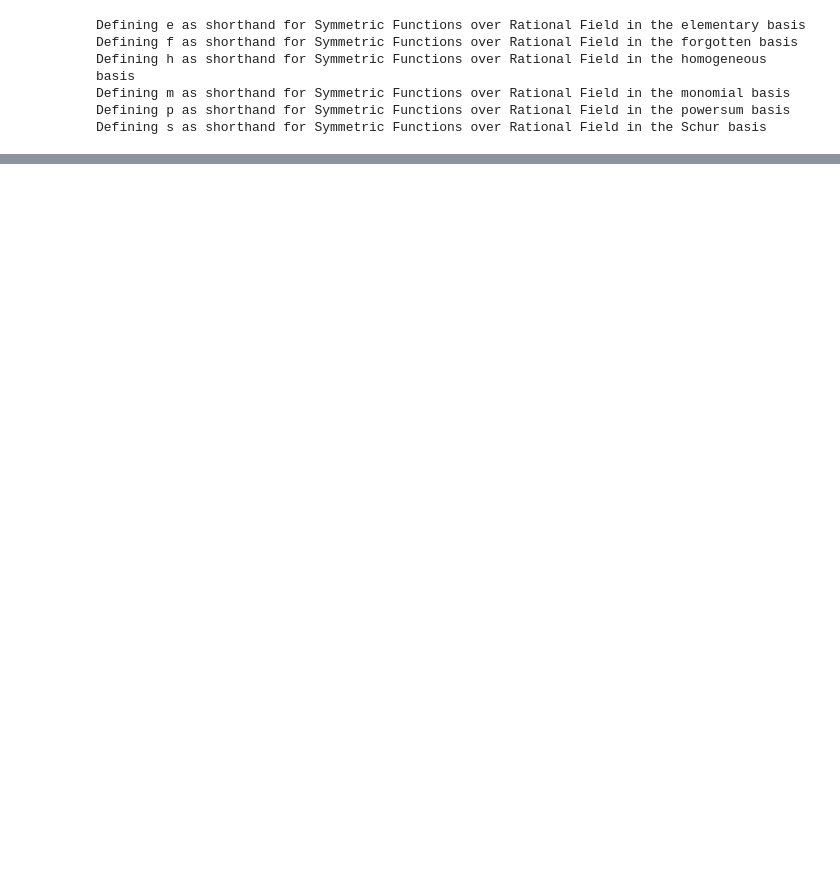
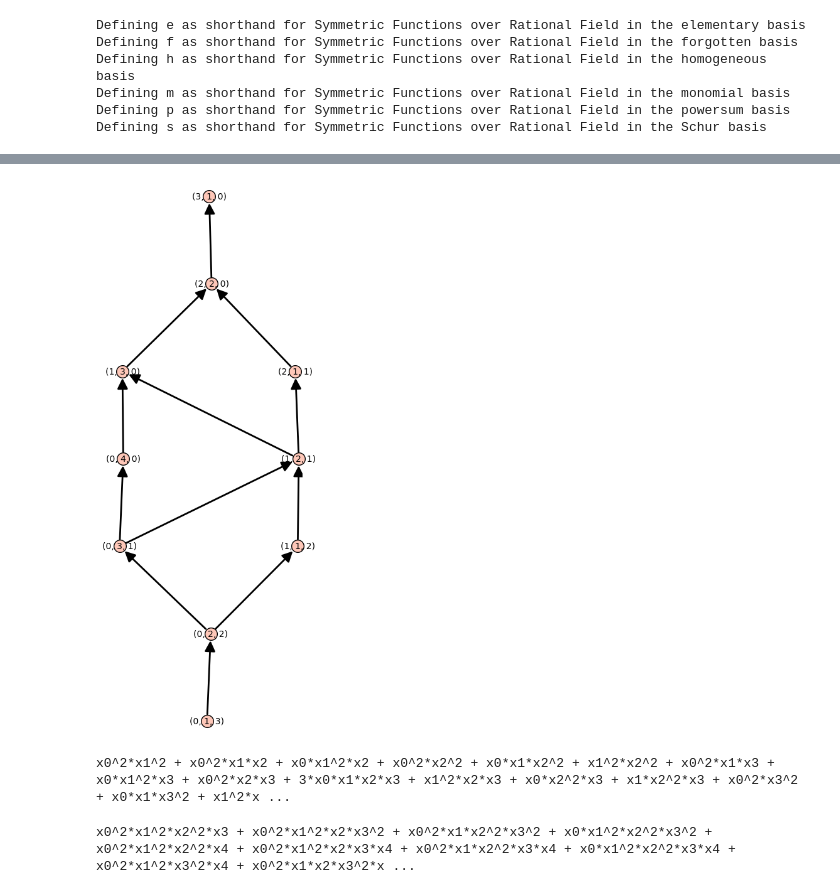
Before and after one commit to gyp2438/plethysm, a Jupyter notebook: Plethysme-2.ipynb, the cells around one changed output, grey strips where cells are left out. Cells and saved outputs as stored; diff of their text form; code cells hidden in the pictures; blank space fills up the shorter version.

```diff
--- a/Plethysme-2.ipynb
+++ b/Plethysme-2.ipynb
@@ -125,0 +232,5 @@ Poset((elements,cover)).plot()
+# %%
+
+P0.plot(figsize=12)
+# %% [output]
+[figure, added]
@@ -125,0 +241,8 @@ Poset((elements,cover)).plot()
+# %%
+(e[2,2]-e[3,1] +e[4]).expand(8)
+# %% [output]
+x0^2*x1^2 + x0^2*x1*x2 + x0*x1^2*x2 + x0^2*x2^2 + x0*x1*x2^2 + x1^2*x2^2 + x0^2*x1*x3 + x0*x1^2*x3 + x0^2*x2*x3 + 3*x0*x1*x2*x3 + x1^2*x2*x3 + x0*x2^2*x3 + x1*x2^2*x3 + x0^2*x3^2 + x0*x1*x3^2 + x1^2*x ...
+# %%
+(e[4,3]-2*e[5,2]+e[6,1]).expand(8)
+# %% [output]
+x0^2*x1^2*x2^2*x3 + x0^2*x1^2*x2*x3^2 + x0^2*x1*x2^2*x3^2 + x0*x1^2*x2^2*x3^2 + x0^2*x1^2*x2^2*x4 + x0^2*x1^2*x2*x3*x4 + x0^2*x1*x2^2*x3*x4 + x0*x1^2*x2^2*x3*x4 + x0^2*x1^2*x3^2*x4 + x0^2*x1*x2*x3^2*x ...
```
Also changed, not shown: parts of 22 cells of this notebook, 2 other files.
